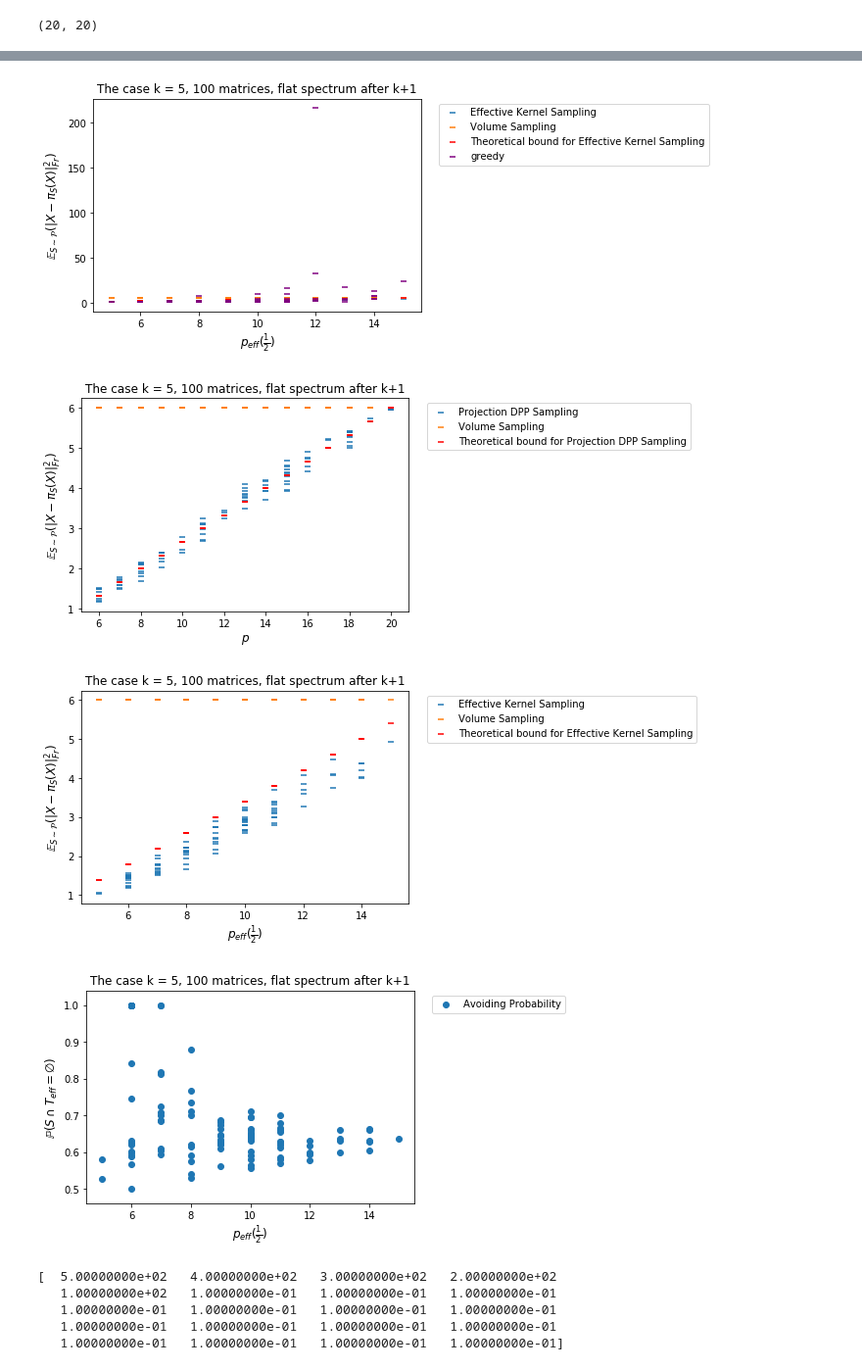
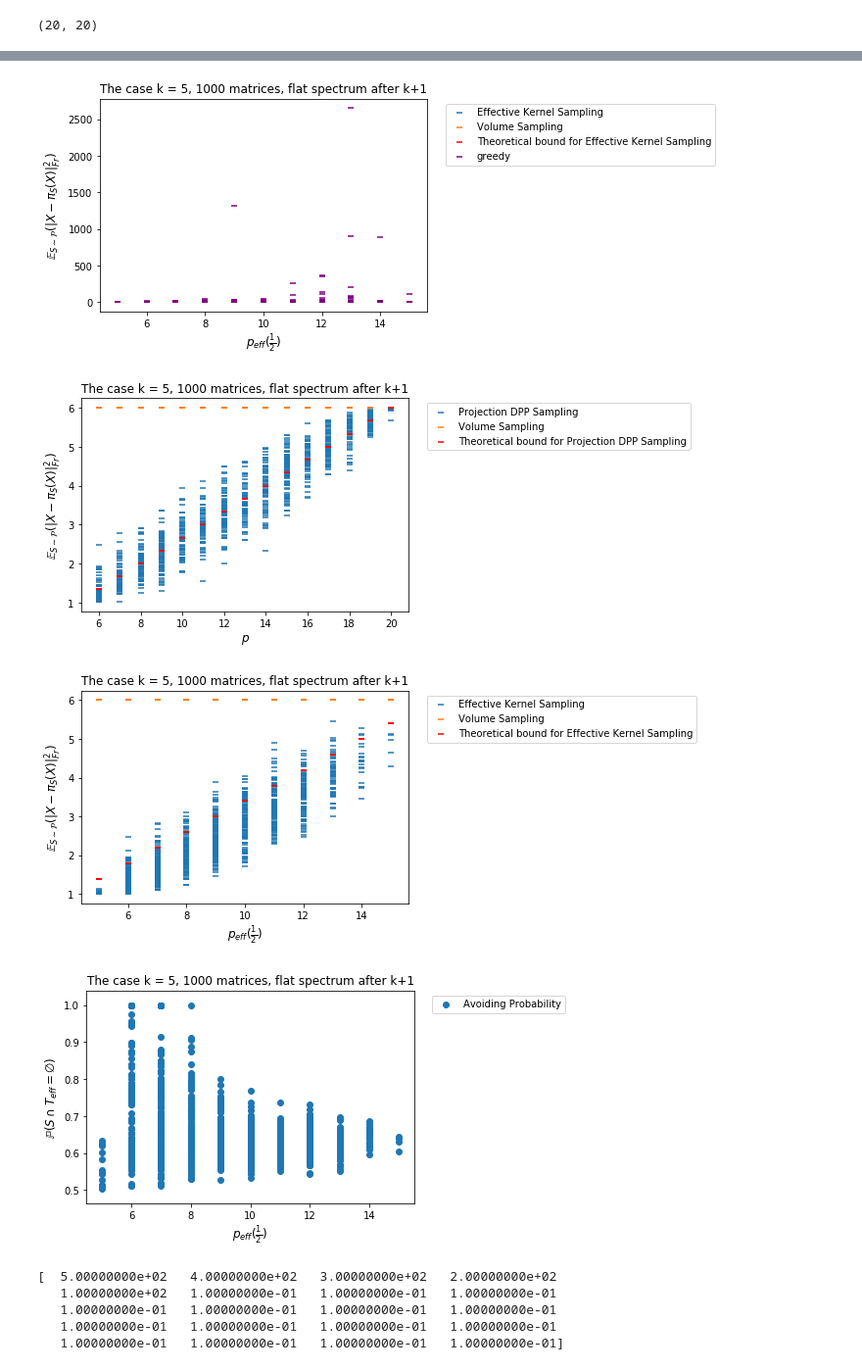
Before and after one commit to AyoubBelhadji/FrameBuilder, a Jupyter notebook: notebooks/Numerical_Analysis_Volume_Sampling_vs_Projection_DPP-Copy2.ipynb, the cells around one changed output, grey strips where cells are left out. Shown at 98% size. Cells and saved outputs as stored; diff of their text form; code cells hidden in the pictures.

```diff
--- a/notebooks/Numerical_Analysis_Volume_Sampling_vs_Projection_DPP-Copy2.ipynb
+++ b/notebooks/Numerical_Analysis_Volume_Sampling_vs_Projection_DPP-Copy2.ipynb
@@ -800,8 +800,8 @@ cov_3_k_4 = np.diag(np.concatenate(([0.1,0.1,0.1,0.1,0.1,0.1],cov_test)))
 cov_1_k_5 = np.diag(np.concatenate(([100,100,100,100,100,0.1],cov_test)))
 cov_2_k_5 = np.diag(np.concatenate(([10000,400,300,200,100,0.1],cov_test)))
 cov_3_k_5 = np.diag(np.concatenate(([0.1,0.1,0.1,0.1,0.1,0.1],cov_test)))
-
-cov_1_k_5[d-7:d]=0
+cov_1_k_5[d-13:d-10]=0.01
+cov_1_k_5[d-10:d]=0
 # Singular values of the matrices for the case k =6
 cov_1_k_6 = np.diag(np.concatenate(([100,100,100,100,100,100],cov_test_2)))
 cov_2_k_6 = np.diag(np.concatenate(([100000,10000,1000,100,10,1],cov_test)))
@@ -957,5 +957,5 @@ def plot_results_of_multi_experiments(T_,k_,cov_,static_list_):
     plt.legend(bbox_to_anchor=(1.04,1), loc="upper left")
     plt.show()
 # %%
-plot_results_of_multi_experiments(100,5,cov_1_k_5,static_list_1)
+plot_results_of_multi_experiments(1000,5,cov_1_k_5,static_list_1)
 # %% [output]
@@ -1007,7 +1023,7 @@ next
-[figure, old version]
+[figure, new version]
-[figure, old version]
+[figure, new version]
-[figure, old version]
+[figure, new version]
-[figure, old version]
+[figure, new version]
 # %%
 print(np.diag(cov_2_k_5))
 # %% [output]
```
Also changed, not shown: parts of 1 cell of this notebook, 7 other files.
